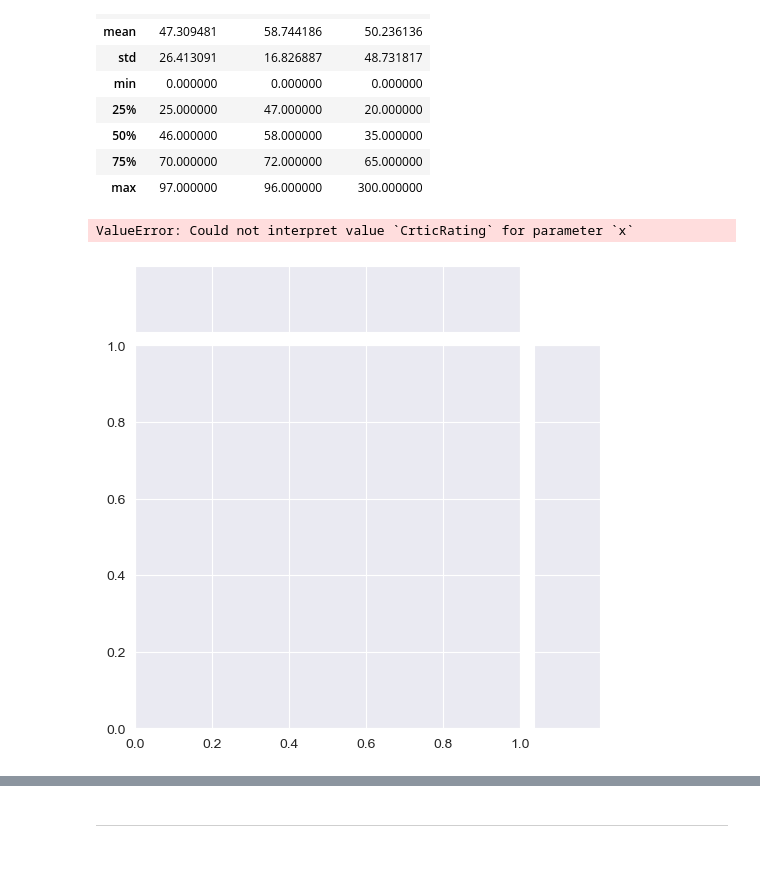
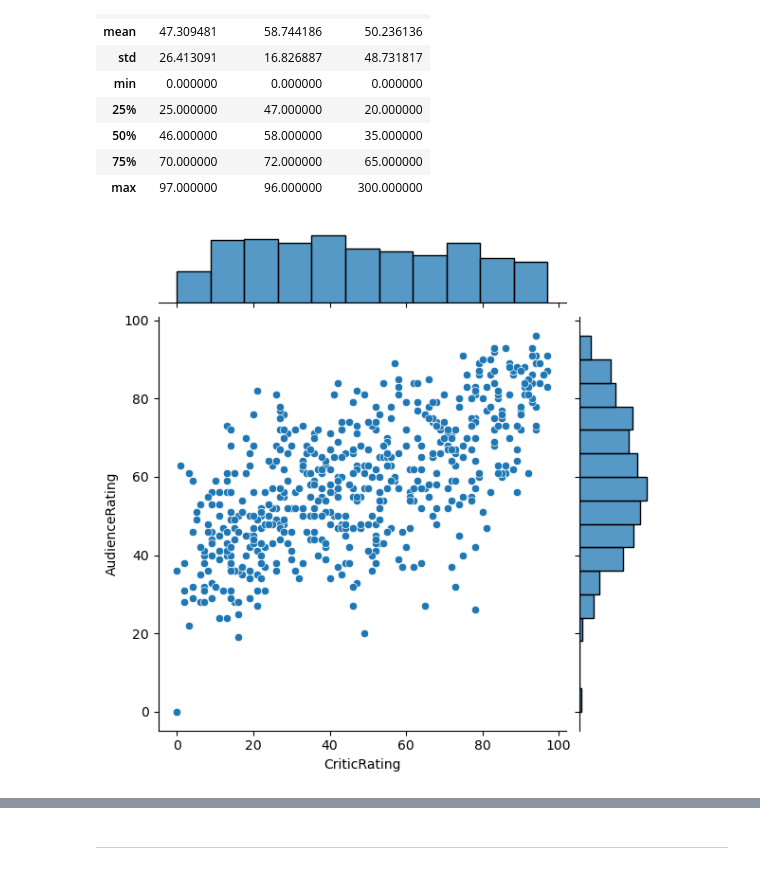
Before and after one commit to siuchingovo/PythonAtoZ, a Jupyter notebook: CoursePractice/Movie Ratings Analytics.ipynb, the cells around one changed output, grey strips where cells are left out. Cells and saved outputs as stored; diff of their text form; code cells hidden in the pictures.

Commit message:
Seaborn plot

```diff
--- a/CoursePractice/Movie Ratings Analytics.ipynb
+++ b/CoursePractice/Movie Ratings Analytics.ipynb
@@ -138,11 +138,10 @@ warnings.filterwarnings("ignore")
 # %%
 #kind = cluster
 j = sns.jointplot(data = movies, \
-                  x = "CrticRating", \
+                  x = "CriticRating", \
                   y = "AudienceRating")
 # %% [output]
-ValueError: Could not interpret value `CrticRating` for parameter `x`
-[figure, old version]
+[figure, new version]
 # %%
 #Change the plot kind to hexagon
 j = sns.jointplot(data = movies, \
```
Also changed, not shown: parts of 42 cells of this notebook, 5 other files.
